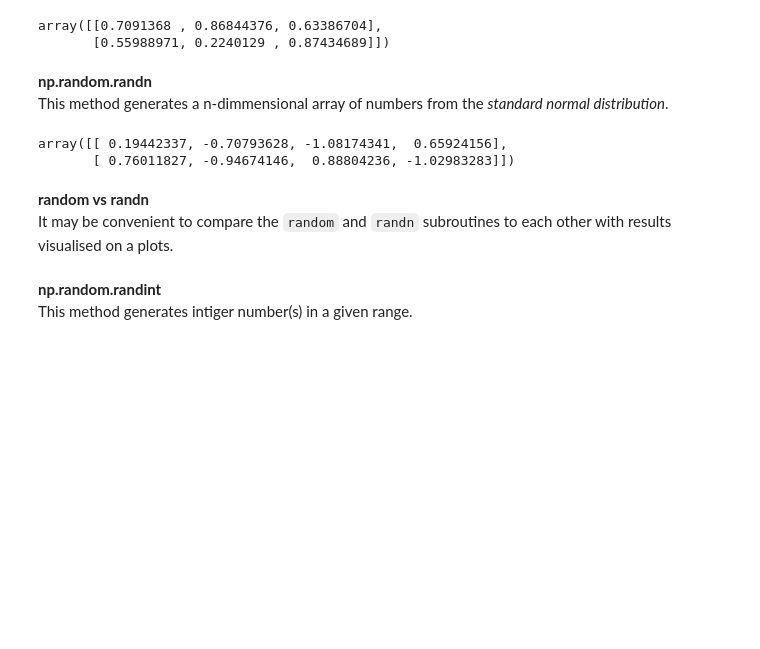
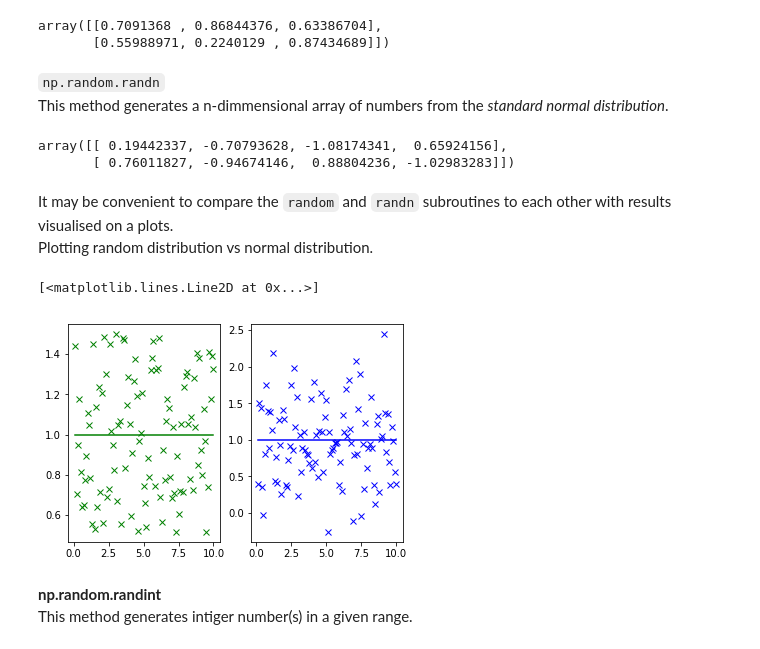
Before and after one commit to andkoc001/fun-with-numpy-random, a Jupyter notebook: exploring-random-numpy.ipynb, the cells around one changed output. Saved outputs shown, nothing was run; the diff lists cells and outputs as text; code cells hidden in the pictures; blank space fills up the shorter version.

Commit message:
Some distributions disccussed

```diff
--- a/exploring-random-numpy.ipynb
+++ b/exploring-random-numpy.ipynb
@@ -88,7 +91,7 @@ np.random.random((2,3)) # double brackets, because this method takes a single va
 array([[0.7091368 , 0.86844376, 0.63386704],
        [0.55988971, 0.2240129 , 0.87434689]])
 # %% [markdown]
-**np.random.randn**
+`np.random.randn`
 This method generates a n-dimmensional array of numbers from the _standard normal distribution_.
 # %%
 np.random.randn(2, 4)
@@ -96,8 +99,25 @@ np.random.randn(2, 4)
 array([[ 0.19442337, -0.70793628, -1.08174341,  0.65924156],
        [ 0.76011827, -0.94674146,  0.88804236, -1.02983283]])
 # %% [markdown]
-**random vs randn**
 It may be convenient to compare the `random` and `randn` subroutines to each other with results visualised on a plots.
+Plotting random distribution vs normal distribution.
+# %%
+x = np.arange(0.0, 10.1, 0.1) # set range of x values for plotting
+y1 = x/x # constant horizontal line against x - will be used as a baseline for showing random noise
+y2 = x/x # - will be used as a baseline for showing normal noise
+noise_random = np.random.random(size=(len(x)))-0.5 # random noise in on (0,1] and offset by0.5 in order to centralise about the base line
+noise_normal = np.random.normal(0.0, 0.5, len(x)) # normal distribution of noise
+
+plt.subplot(1, 2, 1)
+plt.plot(x, y1, 'g-') # baseline for random distribution noise
+plt.plot(x, y1 + noise_random, 'gx') # green x-es denote random noise value for each sample
+
+plt.subplot(1, 2, 2)
+plt.plot(x, y2, 'b-') # baseline for normal distribution noise
+plt.plot(x, y2 + noise_normal, 'bx') # blue x-es denote normal noise value for each sample
+# %% [output]
+[<matplotlib.lines.Line2D at 0x...>]
+[figure, added]
 # %% [markdown]
 **np.random.randint**
 This method generates intiger number(s) in a given range.
```
Also changed, not shown: parts of 26 cells of this notebook, 1 other file.
